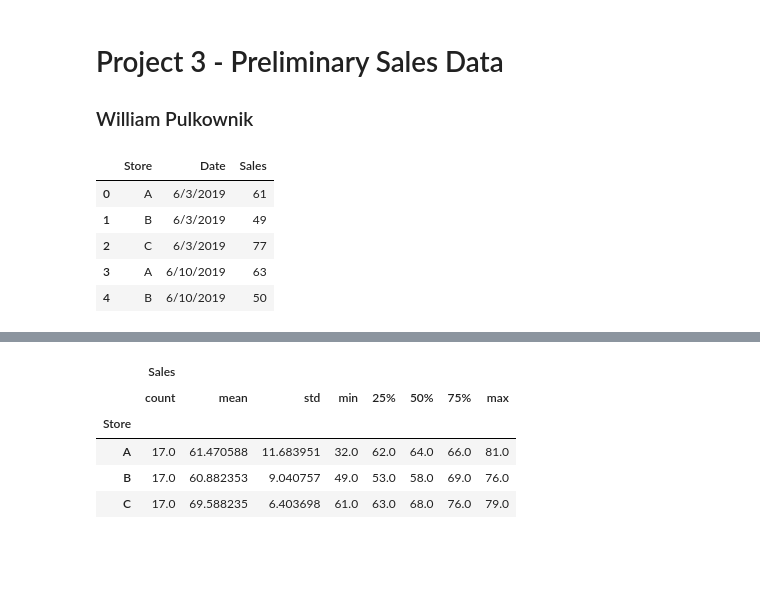
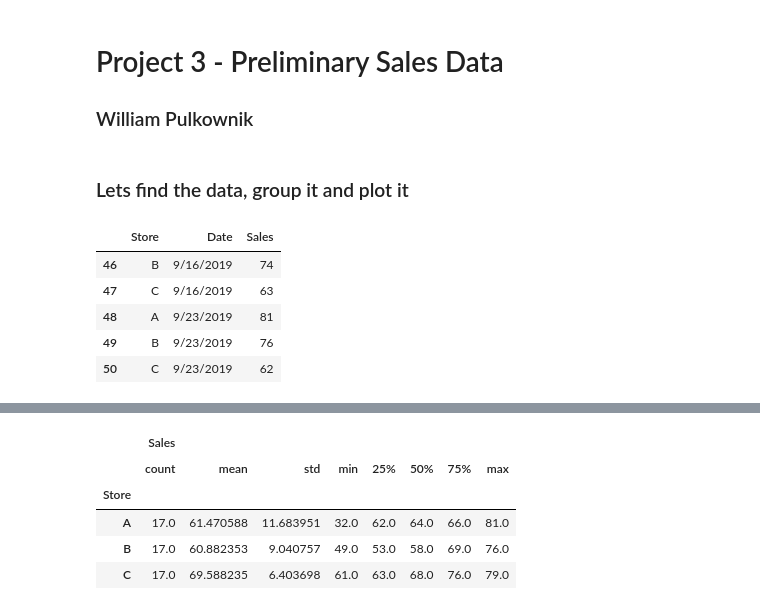
Before and after one commit to mongoosePK/LewisU, a Jupyter notebook: spring20/stats/code/Project 3 - Pulkownik.ipynb, the cells around one changed output, grey strips where cells are left out. Cells and saved outputs as stored; diff of their text form; code cells hidden in the pictures; blank space fills up the shorter version.

```diff
--- a/spring20/stats/code/Project 3 - Pulkownik.ipynb
+++ b/spring20/stats/code/Project 3 - Pulkownik.ipynb
@@ -8,12 +11,14 @@ import matplotlib.pyplot as plt
 %matplotlib inline
 #get dataframe
 df = pd.read_csv('data/SalesData.csv')
+# %% [markdown]
+### Lets find the data, group it and plot it
 # %%
-df.head()
+df.tail()
 # %% [output]
 |  | Store | Date | Sales |
-| 0 | A | 6/3/2019 | 61 |
-| 1 | B | 6/3/2019 | 49 |
-| 2 | C | 6/3/2019 | 77 |
-| 3 | A | 6/10/2019 | 63 |
-| 4 | B | 6/10/2019 | 50 |
+| 46 | B | 9/16/2019 | 74 |
+| 47 | C | 9/16/2019 | 63 |
+| 48 | A | 9/23/2019 | 81 |
+| 49 | B | 9/23/2019 | 76 |
+| 50 | C | 9/23/2019 | 62 |
```
Also changed, not shown: parts of 7 cells of this notebook, 1 other file.
